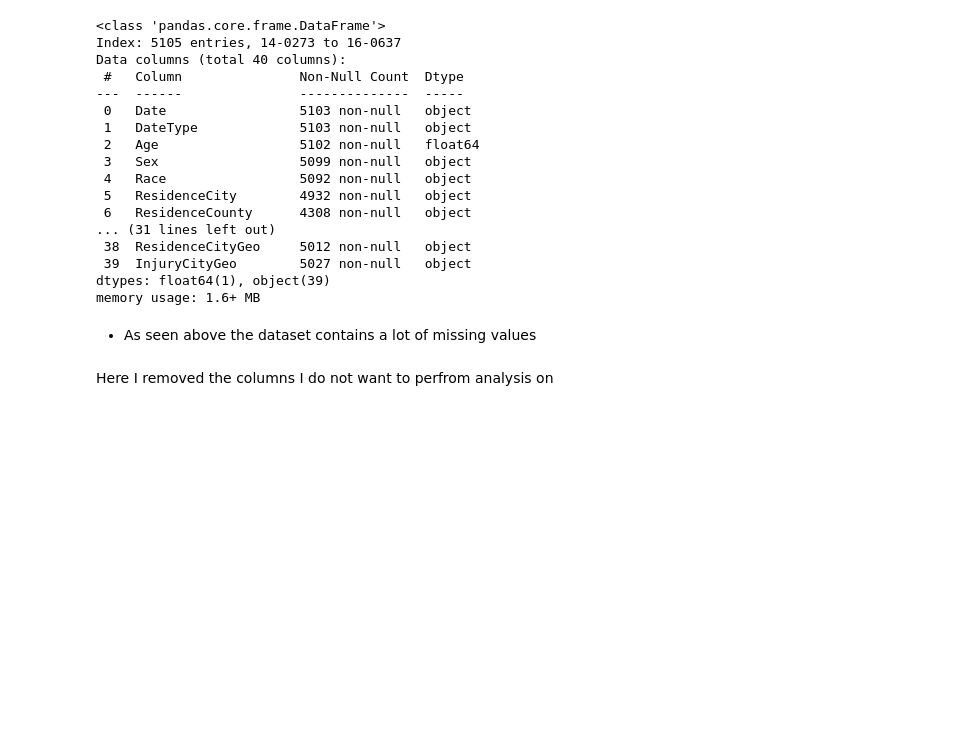
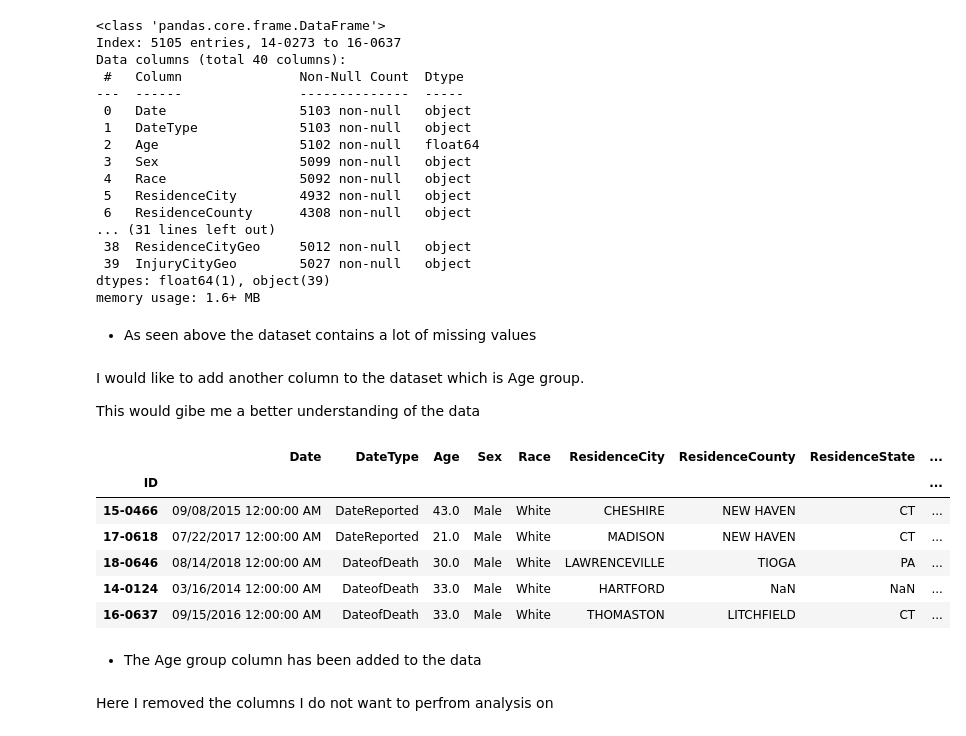
Before and after one commit to MikeDeecode/US-accidental--drugs-death-analysis, a Jupyter notebook: US_accidental_drugs_death.ipynb, the cells around one changed output. Cells and saved outputs as stored; diff of their text form; code cells hidden in the pictures; blank space fills up the shorter version.

```diff
--- a/US_accidental_drugs_death.ipynb
+++ b/US_accidental_drugs_death.ipynb
@@ -94,3 +94,7 @@ dtypes: float64(1), object(39)
 memory usage: 1.6+ MB
 # %% [markdown]
 * As seen above the dataset contains a lot of missing values
+# %% [markdown]
+I would like to add another column to the dataset which is Age group.
+
+This would gibe me a better understanding of the data
@@ -97,3 +105,15 @@ memory usage: 1.6+ MB
+# %%
+drugs_death.tail()
+# %% [output]
+|  | Date | DateType | Age | Sex | Race | ResidenceCity | ResidenceCounty | ResidenceState | ... |
+| ID |  |  |  |  |  |  |  |  | ... |
+| 15-0466 | 09/08/2015 12:00:00 AM | DateReported | 43.0 | Male | White | CHESHIRE | NEW HAVEN | CT | ... |
+| 17-0618 | 07/22/2017 12:00:00 AM | DateReported | 21.0 | Male | White | MADISON | NEW HAVEN | CT | ... |
+| 18-0646 | 08/14/2018 12:00:00 AM | DateofDeath | 30.0 | Male | White | LAWRENCEVILLE | TIOGA | PA | ... |
+| 14-0124 | 03/16/2014 12:00:00 AM | DateofDeath | 33.0 | Male | White | HARTFORD | NaN | NaN | ... |
+| 16-0637 | 09/15/2016 12:00:00 AM | DateofDeath | 33.0 | Male | White | THOMASTON | LITCHFIELD | CT | ... |
+# %% [markdown]
+* The Age group column has been added to the data
 # %% [markdown]
 Here I removed the columns I do not want to perfrom analysis on
 # %%
```
Also changed, not shown: parts of 10 cells of this notebook.
